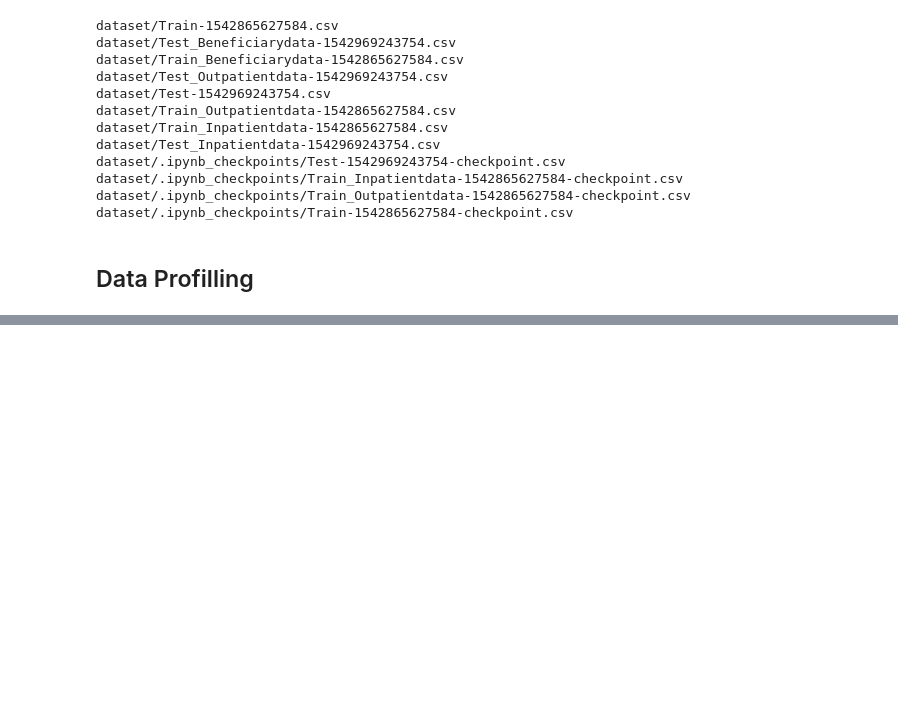
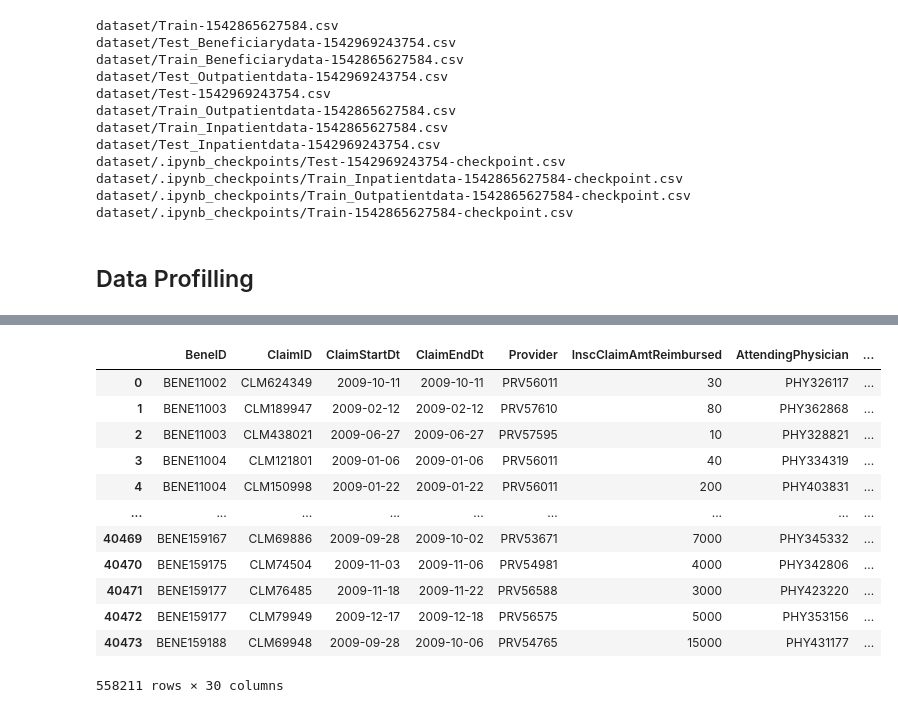
Before and after one commit to Ubeydkhoiri/healthcare_provider_fraud_detection, a Jupyter notebook: data-analysis.ipynb, the cells around one changed output, grey strips where cells are left out. Saved outputs shown, nothing was run; the diff lists cells and outputs as text; code cells hidden in the pictures; blank space fills up the shorter version.

```diff
--- a/data-analysis.ipynb
+++ b/data-analysis.ipynb
@@ -7,10 +7,7 @@ import pandas as pd
 import zipfile
 import os
 # %%
-import warnings
-
-warnings.filterwarnings('ignore')
-pd.set_option('display.max_columns',100)
+pd.set_option('display.max_columns', None)
 # %%
 # extract zip file to dataset dir
 def unzip_file(zip_file, extract_dir):
@@ -39,8 +36,8 @@ dataset/.ipynb_checkpoints/Train_Inpatientdata-1542865627584-checkpoint.csv
 dataset/.ipynb_checkpoints/Train_Outpatientdata-1542865627584-checkpoint.csv
 dataset/.ipynb_checkpoints/Train-1542865627584-checkpoint.csv
 # %%
-df_train = pd.read_csv('dataset/Train-1542865627584.csv')
-df_train_be = pd.read_csv('dataset/Train_Beneficiarydata-1542865627584.csv')
-df_train_ip = pd.read_csv('dataset/Train_Inpatientdata-1542865627584.csv')
-df_train_op = pd.read_csv('dataset/Train_Outpatientdata-1542865627584.csv')
+train = pd.read_csv('dataset/Train-1542865627584.csv')
+train_be = pd.read_csv('dataset/Train_Beneficiarydata-1542865627584.csv')
+train_ip = pd.read_csv('dataset/Train_Inpatientdata-1542865627584.csv')
+train_op = pd.read_csv('dataset/Train_Outpatientdata-1542865627584.csv')
 # %%
@@ -55,2 +72,17 @@ df_train_be
 # %%
-df_train_ip.head()
+data = pd.concat([train_op, train_ip])
+data
+# %% [output]
+|  | BeneID | ClaimID | ClaimStartDt | ClaimEndDt | Provider | InscClaimAmtReimbursed | AttendingPhysician | ... |
+| 0 | BENE11002 | CLM624349 | 2009-10-11 | 2009-10-11 | PRV56011 | 30 | PHY326117 | ... |
+| 1 | BENE11003 | CLM189947 | 2009-02-12 | 2009-02-12 | PRV57610 | 80 | PHY362868 | ... |
+| 2 | BENE11003 | CLM438021 | 2009-06-27 | 2009-06-27 | PRV57595 | 10 | PHY328821 | ... |
+| 3 | BENE11004 | CLM121801 | 2009-01-06 | 2009-01-06 | PRV56011 | 40 | PHY334319 | ... |
+| 4 | BENE11004 | CLM150998 | 2009-01-22 | 2009-01-22 | PRV56011 | 200 | PHY403831 | ... |
+| ... | ... | ... | ... | ... | ... | ... | ... | ... |
+| 40469 | BENE159167 | CLM69886 | 2009-09-28 | 2009-10-02 | PRV53671 | 7000 | PHY345332 | ... |
+| 40470 | BENE159175 | CLM74504 | 2009-11-03 | 2009-11-06 | PRV54981 | 4000 | PHY342806 | ... |
+| 40471 | BENE159177 | CLM76485 | 2009-11-18 | 2009-11-22 | PRV56588 | 3000 | PHY423220 | ... |
+| 40472 | BENE159177 | CLM79949 | 2009-12-17 | 2009-12-18 | PRV56575 | 5000 | PHY353156 | ... |
+| 40473 | BENE159188 | CLM69948 | 2009-09-28 | 2009-10-06 | PRV54765 | 15000 | PHY431177 | ... |
+558211 rows × 30 columns
```
Also changed, not shown: parts of 9 cells of this notebook.
